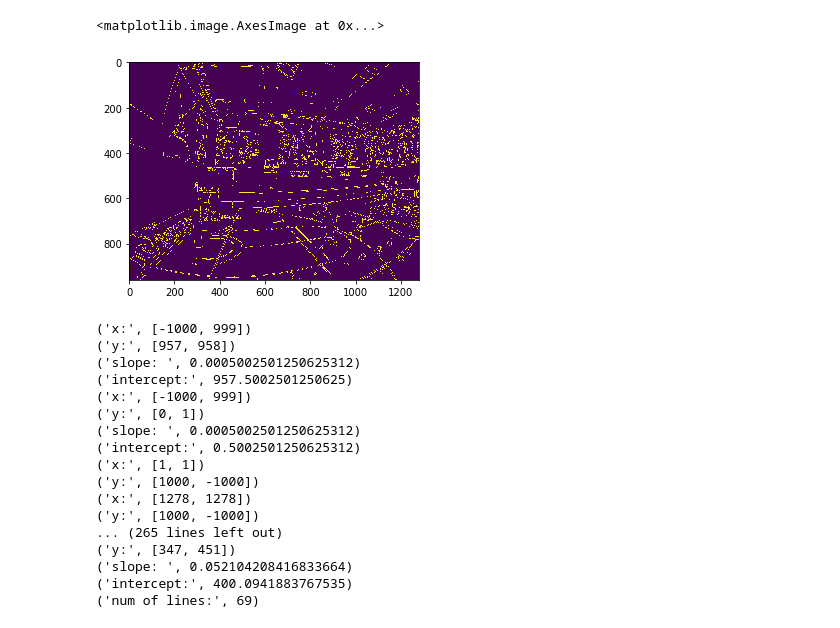
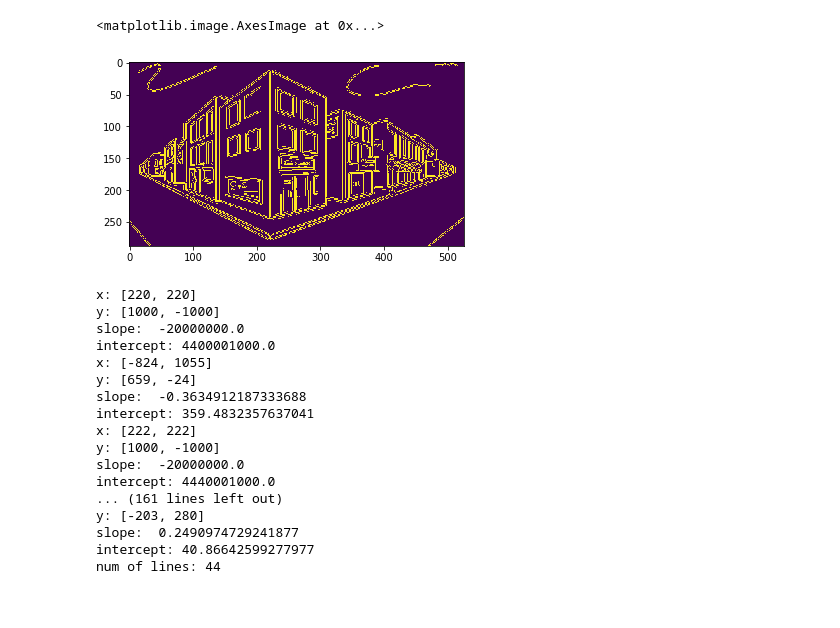
Before and after one commit to bakerscott/VB-Research, a Jupyter notebook: Jupyter/Cluster-Vanishing-Points.ipynb, the cells around one changed output. Saved outputs shown, nothing was run; the diff lists cells and outputs as text; code cells hidden in the pictures.

```diff
--- a/Jupyter/Cluster-Vanishing-Points.ipynb
+++ b/Jupyter/Cluster-Vanishing-Points.ipynb
@@ -9,10 +12,12 @@ import math
 # %%
-image = cv2.imread('/Users/scoot/Documents/GitHub/VB-Research/Scott-Notes/Sample5-1_Moment.jpg',1)
+# image = cv2.imread('/Users/scoot/Documents/GitHub/VB-Research/Scott-Notes/Sample5-1_Moment.jpg',1)
+image = cv2.imread('/home/scott/VB-Research/Scott-Notes/perspective5.png',1)
+
 gray = cv2.cvtColor(image,cv2.COLOR_BGR2GRAY)
 # gray = cv2.cvtColor(image,cv2.COLOR_RGB2GRAY)
-edges = cv2.Canny(gray,100,200,apertureSize=3)
+edges = cv2.Canny(gray,10,10,apertureSize=3)
 plt.imshow(edges)
 # %% [output]
 <matplotlib.image.AxesImage at 0x...>
-[figure, old version]
+[figure, new version]
 # %%
@@ -34,9 +39,10 @@ for i in range(len(lines)):
         y = [y1,y2]
         print("x:", x)
         print("y:", y)
-        if (x2-x1) == 0:
-            break
-        slope = float((y2-y1))/float((x2-x1))
+        temp = x2-x1
+        if (temp) == 0:
+            temp = 0.0001
+        slope = float((y2-y1))/float((temp))
         print("slope: ", slope)
         intercept = y1 - (slope*x1)
         print("intercept:", intercept)
@@ -47,23 +53,23 @@ for i in range(len(lines)):
 cv2.imwrite('detectedLines.jpg',image)
 print("num of lines:", len(equations))
 # %% [output]
-('x:', [-1000, 999])
-('y:', [957, 958])
-('slope: ', 0.0005002501250625312)
-('intercept:', 957.5002501250625)
-('x:', [-1000, 999])
-('y:', [0, 1])
-('slope: ', 0.0005002501250625312)
-('intercept:', 0.5002501250625312)
-('x:', [1, 1])
-('y:', [1000, -1000])
-('x:', [1278, 1278])
-('y:', [1000, -1000])
-... (265 lines left out)
-('y:', [347, 451])
-('slope: ', 0.052104208416833664)
-('intercept:', 400.0941883767535)
-('num of lines:', 69)
+x: [220, 220]
+y: [1000, -1000]
+slope:  -20000000.0
+intercept: 4400001000.0
+x: [-824, 1055]
+y: [659, -24]
+slope:  -0.3634912187333688
+intercept: 359.4832357637041
+x: [222, 222]
+y: [1000, -1000]
+slope:  -20000000.0
+intercept: 4440001000.0
+... (161 lines left out)
+y: [-203, 280]
+slope:  0.2490974729241877
+intercept: 40.86642599277977
+num of lines: 44
 # %%
 im2 = cv2.imread('detectedLines.jpg',1)
 im2 = cv2.cvtColor(im2, cv2.COLOR_BGR2RGB)
```
Also changed, not shown: parts of 12 cells of this notebook, 1 other file.
